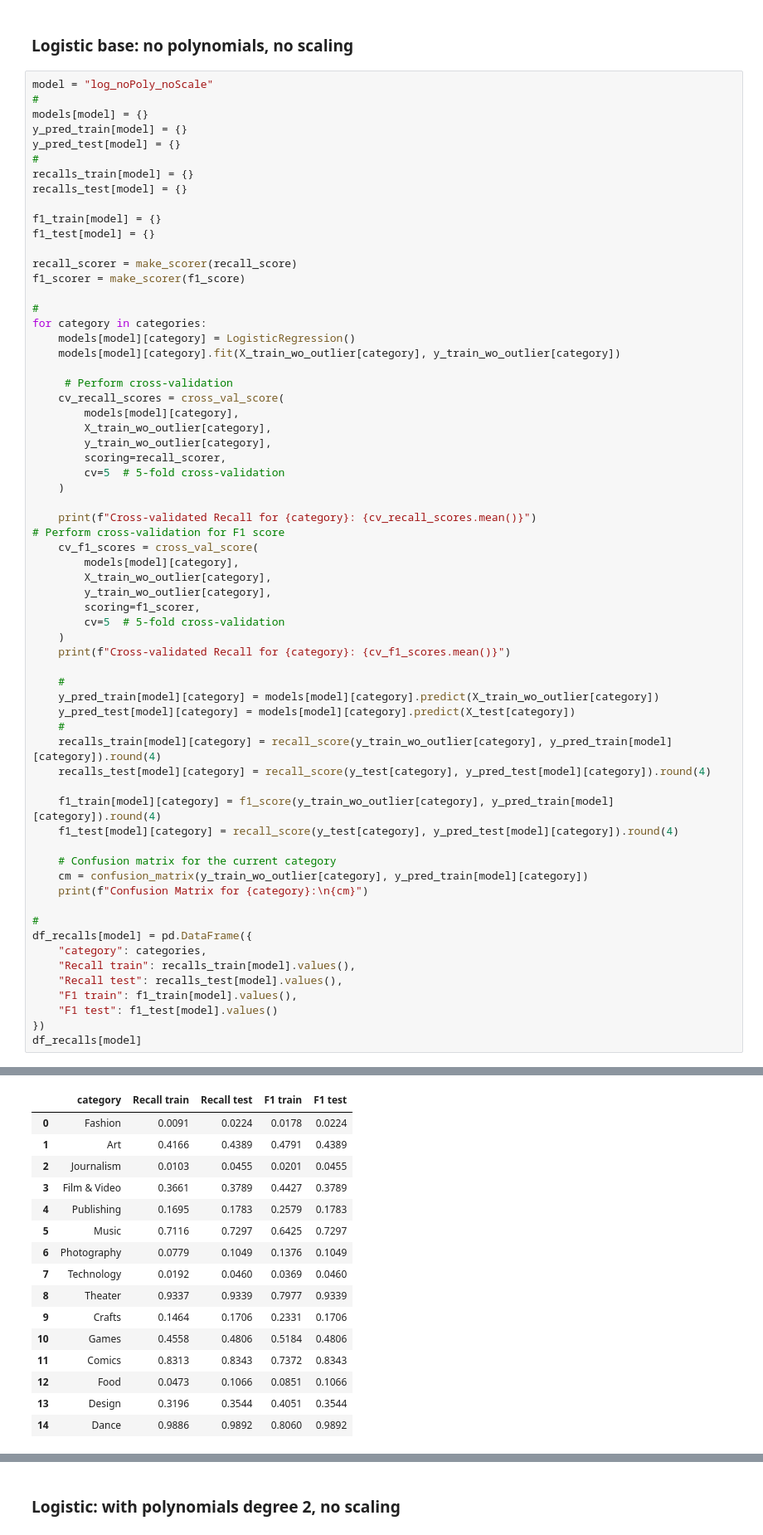
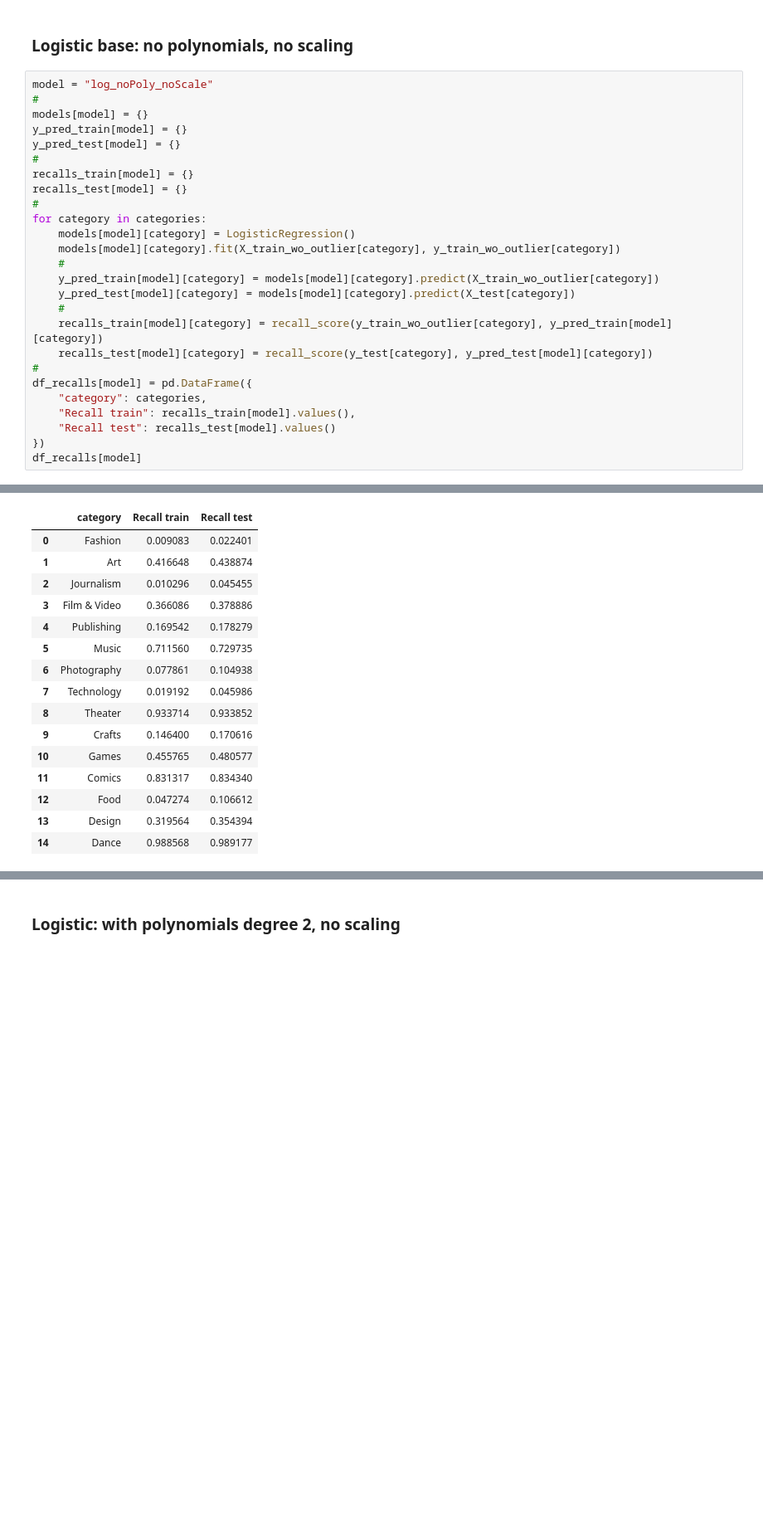
Before and after one commit to JainNupur20/kickstarter-project, a Jupyter notebook: project.ipynb, the cells around one changed output, grey strips where cells are left out. Shown: that part at 83% size. Saved outputs shown, nothing was run; the diff lists cells and outputs as text; blank space fills up the shorter version.

```diff
--- a/project.ipynb
+++ b/project.ipynb
@@ -523,59 +520,21 @@ y_pred_test[model] = {}
 #
 recalls_train[model] = {}
 recalls_test[model] = {}
-
-f1_train[model] = {}
-f1_test[model] = {}
-
-recall_scorer = make_scorer(recall_score)
-f1_scorer = make_scorer(f1_score)
-
 #
 for category in categories:
     models[model][category] = LogisticRegression()
     models[model][category].fit(X_train_wo_outlier[category], y_train_wo_outlier[category])
-
-     # Perform cross-validation
-    cv_recall_scores = cross_val_score(
-        models[model][category],
-        X_train_wo_outlier[category],
-        y_train_wo_outlier[category],
-        scoring=recall_scorer,
-        cv=5  # 5-fold cross-validation
-    )
-
-    print(f"Cross-validated Recall for {category}: {cv_recall_scores.mean()}")
-# Perform cross-validation for F1 score
-    cv_f1_scores = cross_val_score(
-        models[model][category],
-        X_train_wo_outlier[category],
-        y_train_wo_outlier[category],
-        scoring=f1_scorer,
-        cv=5  # 5-fold cross-validation
-    )
-    print(f"Cross-validated Recall for {category}: {cv_f1_scores.mean()}")
-
     #
     y_pred_train[model][category] = models[model][category].predict(X_train_wo_outlier[category])
     y_pred_test[model][category] = models[model][category].predict(X_test[category])
     #
-    recalls_train[model][category] = recall_score(y_train_wo_outlier[category], y_pred_train[model][category]).round(4)
-    recalls_test[model][category] = recall_score(y_test[category], y_pred_test[model][category]).round(4)
-
-    f1_train[model][category] = f1_score(y_train_wo_outlier[category], y_pred_train[model][category]).round(4)
-    f1_test[model][category] = recall_score(y_test[category], y_pred_test[model][category]).round(4)
-
-    # Confusion matrix for the current category
-    cm = confusion_matrix(y_train_wo_outlier[category], y_pred_train[model][category])
-    print(f"Confusion Matrix for {category}:\n{cm}")
-
+    recalls_train[model][category] = recall_score(y_train_wo_outlier[category], y_pred_train[model][category])
+    recalls_test[model][category] = recall_score(y_test[category], y_pred_test[model][category])
 #
 df_recalls[model] = pd.DataFrame({
     "category": categories,
     "Recall train": recalls_train[model].values(),
-    "Recall test": recalls_test[model].values(),
-    "F1 train": f1_train[model].values(),
-    "F1 test": f1_test[model].values()
+    "Recall test": recalls_test[model].values()
 })
 df_recalls[model]
 # %% [output]
@@ -599,16 +541,16 @@ Confusion Matrix for Dance:
-|  | category | Recall train | Recall test | F1 train | F1 test |
-| 0 | Fashion | 0.0091 | 0.0224 | 0.0178 | 0.0224 |
-| 1 | Art | 0.4166 | 0.4389 | 0.4791 | 0.4389 |
-| 2 | Journalism | 0.0103 | 0.0455 | 0.0201 | 0.0455 |
-| 3 | Film & Video | 0.3661 | 0.3789 | 0.4427 | 0.3789 |
-| 4 | Publishing | 0.1695 | 0.1783 | 0.2579 | 0.1783 |
-| 5 | Music | 0.7116 | 0.7297 | 0.6425 | 0.7297 |
-| 6 | Photography | 0.0779 | 0.1049 | 0.1376 | 0.1049 |
-| 7 | Technology | 0.0192 | 0.0460 | 0.0369 | 0.0460 |
-| 8 | Theater | 0.9337 | 0.9339 | 0.7977 | 0.9339 |
-| 9 | Crafts | 0.1464 | 0.1706 | 0.2331 | 0.1706 |
-| 10 | Games | 0.4558 | 0.4806 | 0.5184 | 0.4806 |
-| 11 | Comics | 0.8313 | 0.8343 | 0.7372 | 0.8343 |
-| 12 | Food | 0.0473 | 0.1066 | 0.0851 | 0.1066 |
-| 13 | Design | 0.3196 | 0.3544 | 0.4051 | 0.3544 |
-| 14 | Dance | 0.9886 | 0.9892 | 0.8060 | 0.9892 |
+|  | category | Recall train | Recall test |
+| 0 | Fashion | 0.009083 | 0.022401 |
+| 1 | Art | 0.416648 | 0.438874 |
+| 2 | Journalism | 0.010296 | 0.045455 |
+| 3 | Film & Video | 0.366086 | 0.378886 |
+| 4 | Publishing | 0.169542 | 0.178279 |
+| 5 | Music | 0.711560 | 0.729735 |
+| 6 | Photography | 0.077861 | 0.104938 |
+| 7 | Technology | 0.019192 | 0.045986 |
+| 8 | Theater | 0.933714 | 0.933852 |
+| 9 | Crafts | 0.146400 | 0.170616 |
+| 10 | Games | 0.455765 | 0.480577 |
+| 11 | Comics | 0.831317 | 0.834340 |
+| 12 | Food | 0.047274 | 0.106612 |
+| 13 | Design | 0.319564 | 0.354394 |
+| 14 | Dance | 0.988568 | 0.989177 |
```
Also changed, not shown: parts of 24 cells of this notebook.
